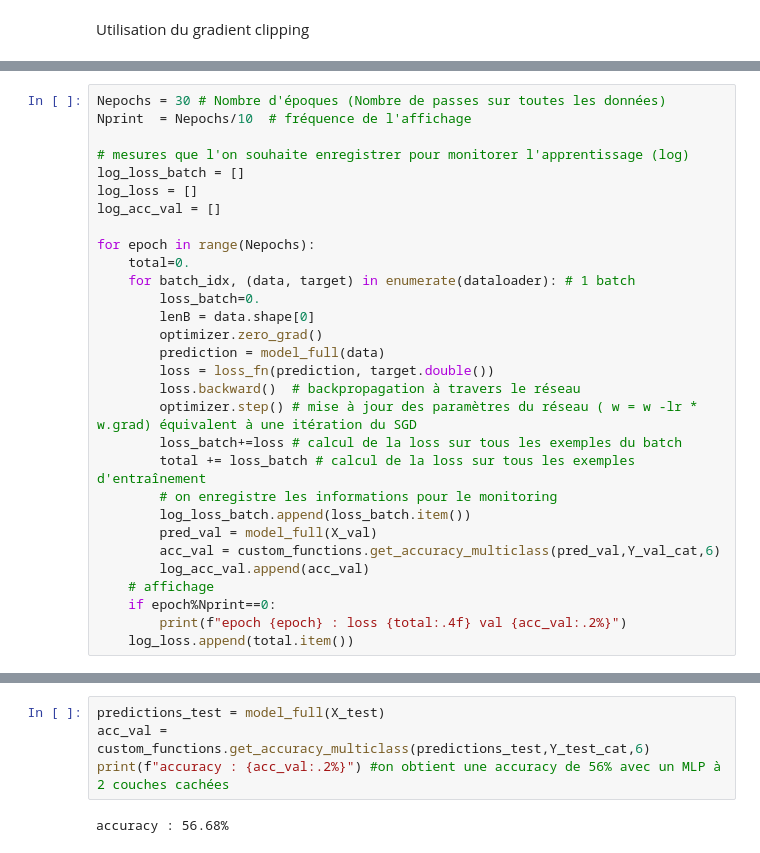
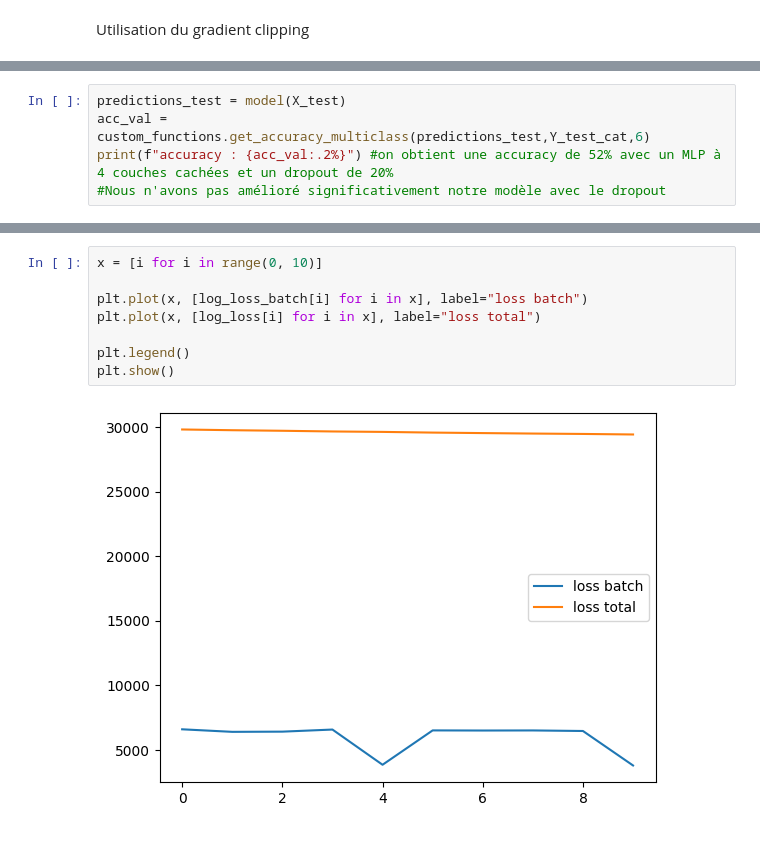
Before and after one commit to FeckNeck/deep-learning-project, a Jupyter notebook: index.ipynb, the cells around one changed output, grey strips where cells are left out. Cells and saved outputs as stored; diff of their text form.

```diff
--- a/index.ipynb
+++ b/index.ipynb
@@ -580,0 +968,5 @@ Utilisation du gradient clipping
+# %%
+predictions_test = model(X_test)
+acc_val = custom_functions.get_accuracy_multiclass(predictions_test,Y_test_cat,6)
+print(f"accuracy : {acc_val:.2%}") #on obtient une accuracy de 52% avec un MLP à 4 couches cachées et un dropout de 20%
+#Nous n'avons pas amélioré significativement notre modèle avec le dropout
@@ -686,30 +1051,0 @@ Couche 9: [6] (6 paramètres entrainables)
-# %%
-Nepochs = 30 # Nombre d'époques (Nombre de passes sur toutes les données)
-Nprint  = Nepochs/10  # fréquence de l'affichage
-
-# mesures que l'on souhaite enregistrer pour monitorer l'apprentissage (log)
-log_loss_batch = []
-log_loss = []
-log_acc_val = []
-
-for epoch in range(Nepochs):
-    total=0.
-    for batch_idx, (data, target) in enumerate(dataloader): # 1 batch
-        loss_batch=0.
-        lenB = data.shape[0]
-        optimizer.zero_grad()
-        prediction = model_full(data)
-        loss = loss_fn(prediction, target.double())
-        loss.backward()  # backpropagation à travers le réseau
-        optimizer.step() # mise à jour des paramètres du réseau ( w = w -lr * w.grad) équivalent à une itération du SGD
-        loss_batch+=loss # calcul de la loss sur tous les exemples du batch
-        total += loss_batch # calcul de la loss sur tous les exemples d'entraînement
-        # on enregistre les informations pour le monitoring
-        log_loss_batch.append(loss_batch.item())
-        pred_val = model_full(X_val)
-        acc_val = custom_functions.get_accuracy_multiclass(pred_val,Y_val_cat,6)
-        log_acc_val.append(acc_val)
-    # affichage
-    if epoch%Nprint==0:
-        print(f"epoch {epoch} : loss {total:.4f} val {acc_val:.2%}")
-    log_loss.append(total.item())
@@ -727,6 +1052,10 @@ epoch 27 : loss 24322.1514 val 61.33%
-# %%
-predictions_test = model_full(X_test)
-acc_val = custom_functions.get_accuracy_multiclass(predictions_test,Y_test_cat,6)
-print(f"accuracy : {acc_val:.2%}") #on obtient une accuracy de 56% avec un MLP à 2 couches cachées
-# %% [output]
-accuracy : 56.68%
+# %%
+x = [i for i in range(0, 10)]
+
+plt.plot(x, [log_loss_batch[i] for i in x], label="loss batch")
+plt.plot(x, [log_loss[i] for i in x], label="loss total")
+
+plt.legend()
+plt.show()
+# %% [output]
+[figure, added]
```
Also changed, not shown: parts of 41 cells of this notebook.
